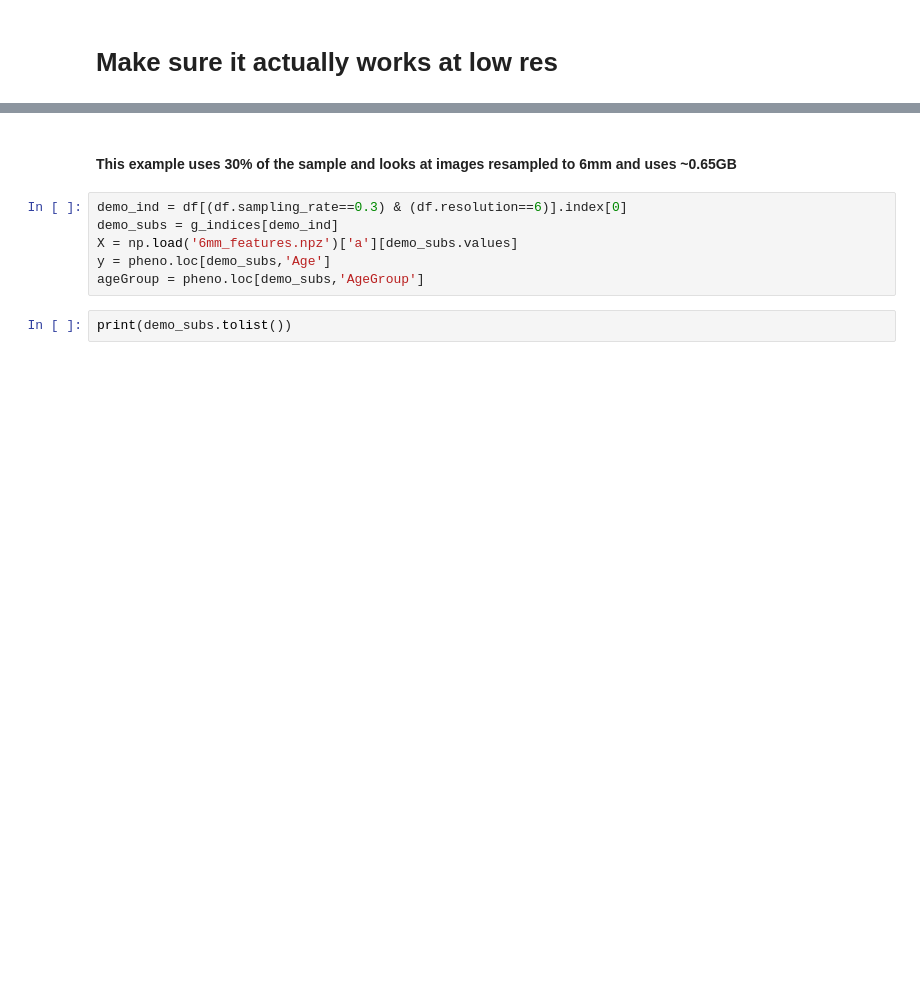
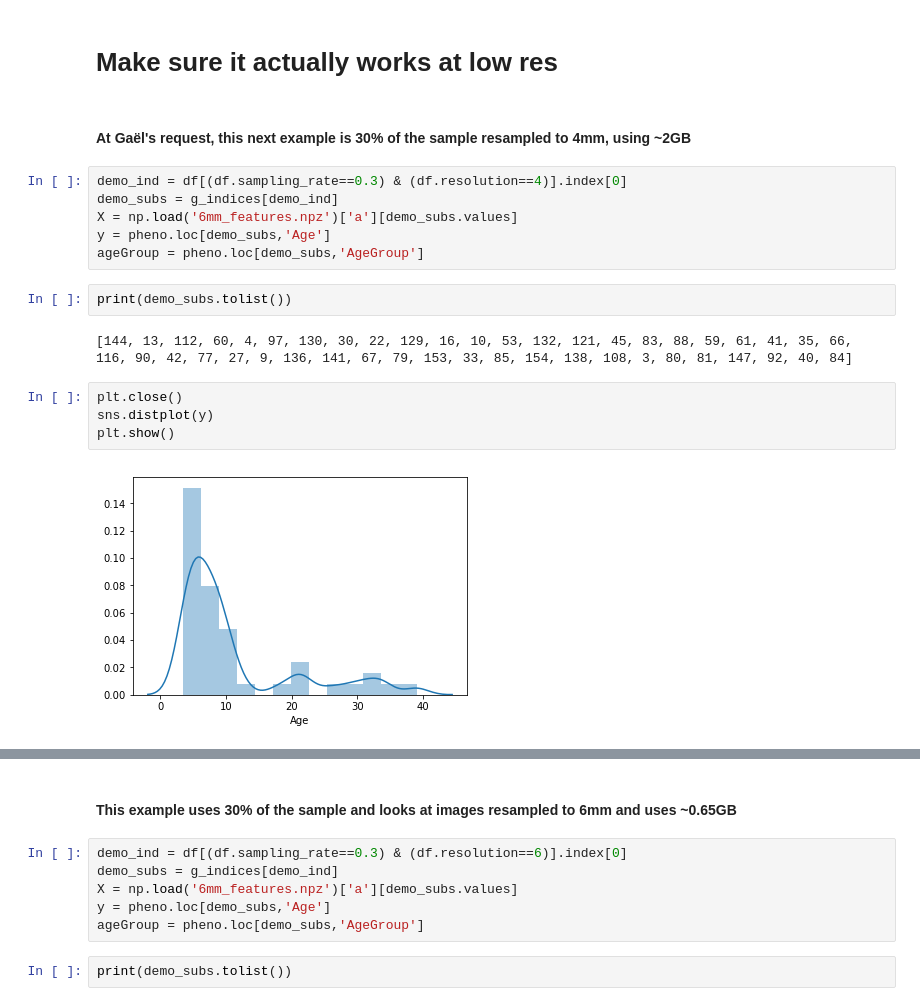
Before and after one commit to illdopejake/RS2018_Nilearn_tutorial, a Jupyter notebook: development/Reducing_dataset.ipynb, the cells around one changed output, grey strips where cells are left out. Saved outputs shown, nothing was run; the diff lists cells and outputs as text; blank space fills up the shorter version.

Commit message:
added example with 30 percent at 4mm

```diff
--- a/development/Reducing_dataset.ipynb
+++ b/development/Reducing_dataset.ipynb
@@ -493,3 +493,21 @@ ssize = 0.6, res=6, SIZE = 1302.0
 ssize = 0.7, res=6, SIZE = 1519.0
 # %% [markdown]
 # Make sure it actually works at low res
+# %% [markdown]
+#### At Gaël's request, this next example is 30% of the sample resampled to 4mm, using ~2GB
+# %%
+demo_ind = df[(df.sampling_rate==0.3) & (df.resolution==4)].index[0]
+demo_subs = g_indices[demo_ind]
+X = np.load('6mm_features.npz')['a'][demo_subs.values]
+y = pheno.loc[demo_subs,'Age']
+ageGroup = pheno.loc[demo_subs,'AgeGroup']
+# %%
+print(demo_subs.tolist())
+# %% [output]
+[144, 13, 112, 60, 4, 97, 130, 30, 22, 129, 16, 10, 53, 132, 121, 45, 83, 88, 59, 61, 41, 35, 66, 116, 90, 42, 77, 27, 9, 136, 141, 67, 79, 153, 33, 85, 154, 138, 108, 3, 80, 81, 147, 92, 40, 84]
+# %%
+plt.close()
+sns.distplot(y)
+plt.show()
+# %% [output]
+[figure, added]
```
Also changed, not shown: parts of 3 cells of this notebook.
